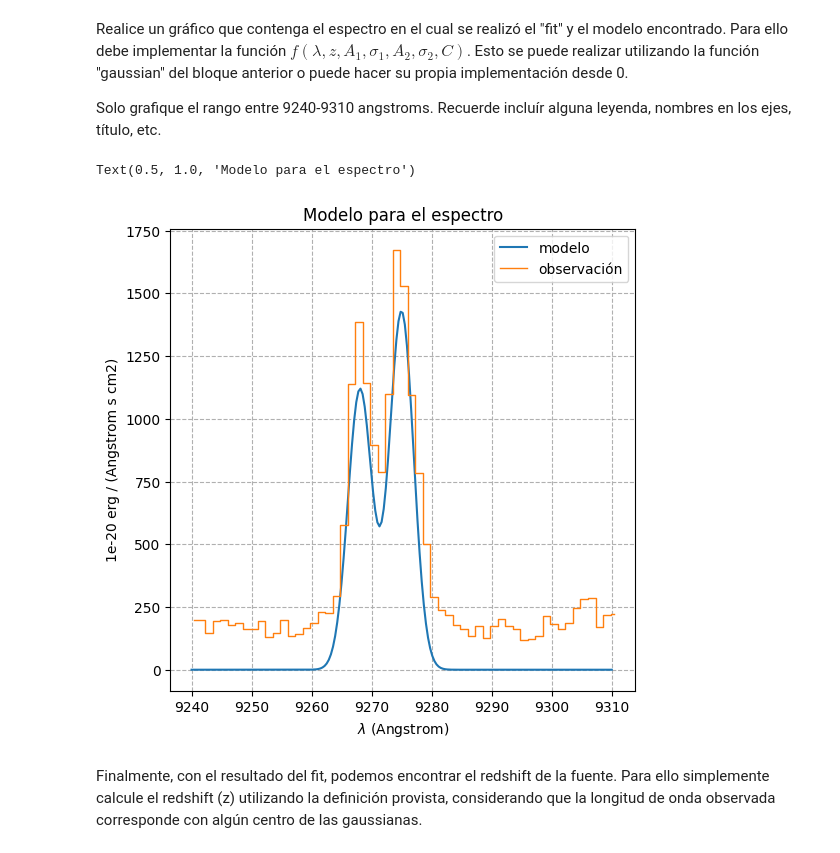
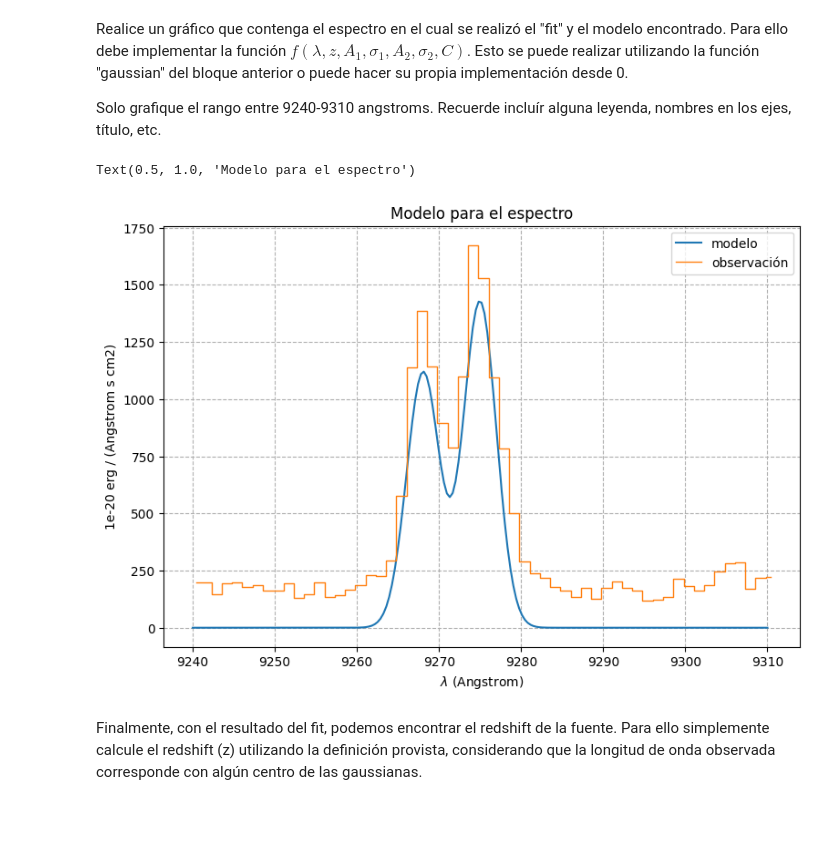
Before and after one commit to p-salv/Tarea-4, a Jupyter notebook: Tarea4.ipynb, the cells around one changed output. Saved outputs shown, nothing was run; the diff lists cells and outputs as text; code cells hidden in the pictures; blank space fills up the shorter version.

```diff
--- a/Tarea4.ipynb
+++ b/Tarea4.ipynb
@@ -350,20 +350,20 @@ Solo grafique el rango entre 9240-9310 angstroms. Recuerde incluír alguna leyen
 # %%
 # Inserte aquí su gráfico:
 x = np.linspace(9240, 9310, 200) #valores para x
 
-plt.figure(figsize=(6,6))
+plt.figure(figsize=(9,6))
 
 #gráficos
 plt.plot(x, gaussian(x, fit1.lpeak, fit1.fwhm, fit1.peak) + gaussian(x, fit2.lpeak, fit2.fwhm, fit2.peak), label='modelo')
 espectro_s0a.plot(lmin=9240,lmax=9310,label='observación')
 
 #extras
 plt.grid(linestyle='--')
 plt.legend()
 plt.title('Modelo para el espectro')
 # %% [output]
 Text(0.5, 1.0, 'Modelo para el espectro')
-[figure, old version]
+[figure, new version]
 # %% [markdown]
 Finalmente, con el resultado del fit, podemos encontrar el redshift de la fuente. Para ello simplemente calcule el redshift (z) utilizando la definición provista, considerando que la longitud de onda observada corresponde con algún centro de las gaussianas.
 # %%
```
